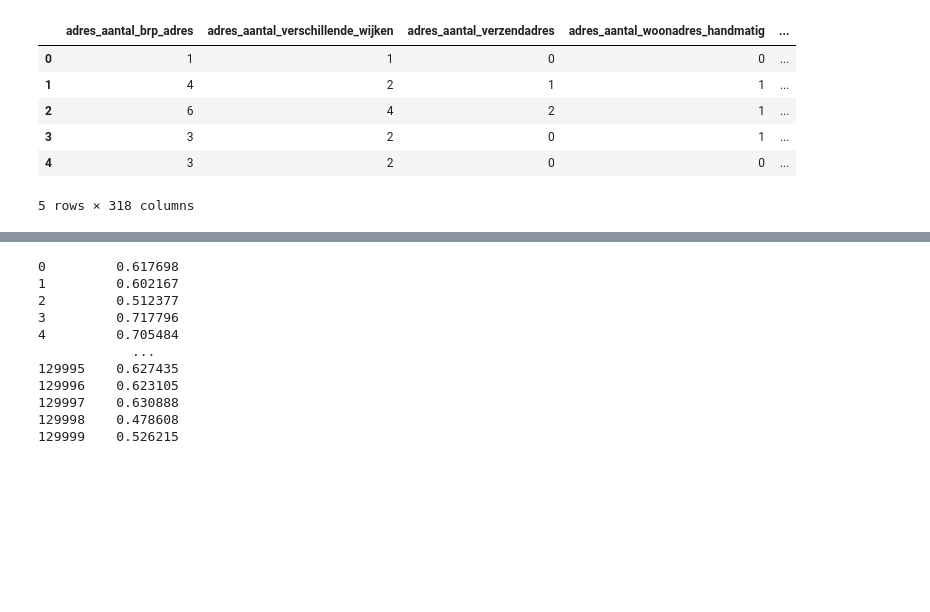
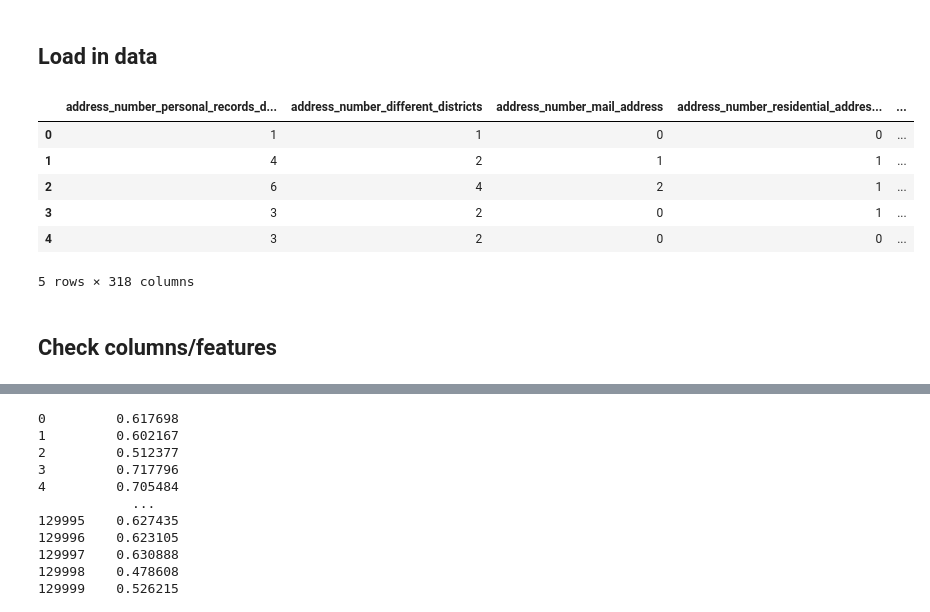
Before and after one commit to yulinchen03/TestingProject, a Jupyter notebook: src/team_2/model_2_visualisation.ipynb, the cells around one changed output, grey strips where cells are left out. Saved outputs shown, nothing was run; the diff lists cells and outputs as text; code cells hidden in the pictures; blank space fills up the shorter version.

```diff
--- a/src/team_2/model_2_visualisation.ipynb
+++ b/src/team_2/model_2_visualisation.ipynb
@@ -16,18 +24,28 @@ import matplotlib.colors as mcolors
+# %% [markdown]
+## Load in data
 # %%
 # Load in data (go back two parent directories)
 data = pd.read_csv('../../data/investigation_train_large_checked.csv')
 # Load in data descriptions
 data_desc = pd.read_csv('../../data/data_description.csv', encoding='ISO-8859-1')
+
+# Replace dutch for english names
+name_mapping = dict(zip(data_desc['Feature (nl)'], data_desc['Feature (en)']))
+# Rename the columns in the `data` DataFrame
+data.rename(columns=name_mapping, inplace=True)
+
 # Show data head
 data.head()
 # %% [output]
-|  | adres_aantal_brp_adres | adres_aantal_verschillende_wijken | adres_aantal_verzendadres | adres_aantal_woonadres_handmatig | ... |
+|  | address_number_personal_records_d... | address_number_different_districts | address_number_mail_address | address_number_residential_addres... | ... |
 | 0 | 1 | 1 | 0 | 0 | ... |
 | 1 | 4 | 2 | 1 | 1 | ... |
 | 2 | 6 | 4 | 2 | 1 | ... |
 | 3 | 3 | 2 | 0 | 1 | ... |
 | 4 | 3 | 2 | 0 | 0 | ... |
 5 rows × 318 columns
+# %% [markdown]
+## Check columns/features
 # %%
 # Check the features/columns
 chunk_size = 10  # Number of column names per group
```
Also changed, not shown: parts of 6 cells of this notebook.
